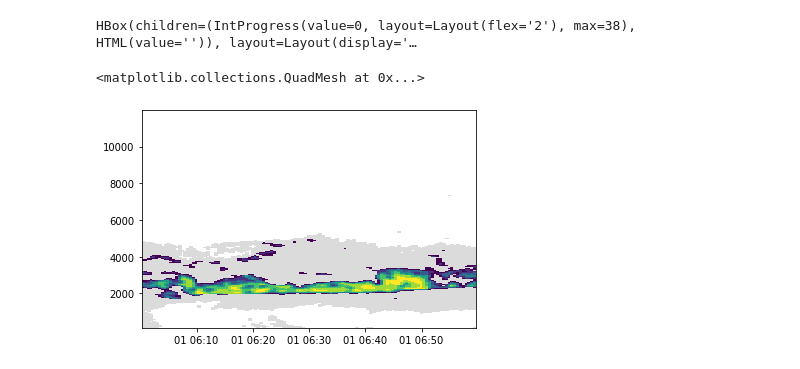
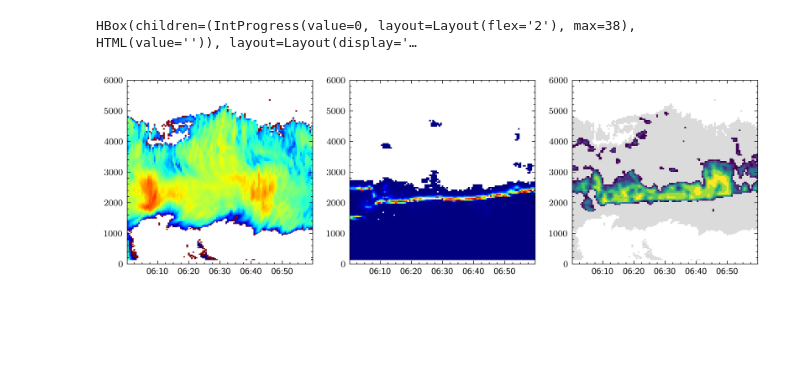
Before and after one commit to remsens-lim/Voodoo, a Jupyter notebook: Voodoo_predictor.ipynb, the cells around one changed output. Saved outputs shown, nothing was run; the diff lists cells and outputs as text; code cells hidden in the pictures; blank space fills up the shorter version.

```diff
--- a/Voodoo_predictor.ipynb
+++ b/Voodoo_predictor.ipynb
@@ -227,14 +220,38 @@ viridis = cm.get_cmap('viridis', 8)
 newcolors = viridis(np.linspace(0, 1, 256))
 newcolors[:1, :] = np.array([220/256, 220/256, 220/256, 1])
 p_cmap = ListedColormap(newcolors)
-# %%
-plt.pcolormesh(
-    cn_data['time'],
-    cn_data['height'],
-    np.ma.masked_where(~nonzeros_mask, prediction_smoothed[:, :, 1]).T,
-    vmin=p, vmax=1,
-    cmap=p_cmap
-)
-# %% [output]
-<matplotlib.collections.QuadMesh at 0x...>
-[figure, removed]
+# %%
+
+with plt.style.context(['science', 'ieee']):
+    fig, ax = plt.subplots(ncols=3, figsize=(10,3))
+
+    ax[0].pcolormesh(
+        cn_data['time'],
+        cn_data['height'],
+        np.ma.masked_where(~nonzeros_mask, cn_data['Z']).T,
+        vmin=Z_min, vmax=Z_max,
+        cmap='jet'
+    )
+
+    ax[1].pcolormesh(
+        cn_data['time'],
+        cn_data['height'],
+        np.ma.masked_where(cn_data['beta']>1.0e-4, cn_data['beta']).T,
+
+        norm = LogNorm(vmin=1.0e-7, vmax=1.0e-4),
+        cmap='jet'
+    )
+
+    ax[2].pcolormesh(
+        cn_data['time'],
+        cn_data['height'],
+        np.ma.masked_where(~nonzeros_mask, prediction_smoothed[:, :, 1]).T,
+        vmin=p, vmax=1,
+        cmap=p_cmap
+    )
+
+    for iax in ax:
+        iax.set_ylim((0,6000))
+        iax.xaxis.set_major_formatter(mdates.DateFormatter('%H:%M'))
+# %% [output]
+[figure, added]
```
Also changed, not shown: parts of 4 cells of this notebook.
